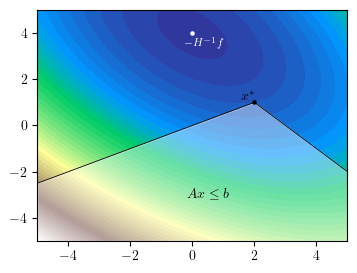
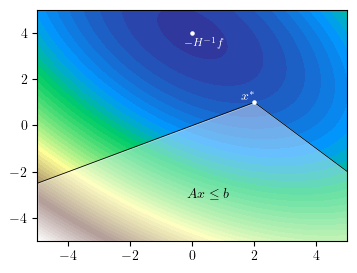
Unified diff of the notebook cell whose output changed from the first chart to the second:
--- before
+++ after
@@ -15,5 +15,5 @@
 
 plt.figure(figsize=(4, 3))
-contour = plt.contourf(X, Y, Z, levels=50, cmap='terrain')
+contour = plt.contourf(X, Y, Z, levels=50, cmap='terrain',zorder = 1)
 
 # Define constraints: x + y <= 3 and x - 2y <= 0
@@ -30,21 +30,21 @@
     
 # Plot constraint lines
-plt.plot(x1, y1, 'r-', label=r'$x + y \leq 3$',color = "black",lw =0.6)
-plt.plot(x2, y2, 'b-', label=r'$x - 2y \leq 0$',color = "black",lw=0.6)
+plt.plot(x1, y1, 'r-', label=r'$x + y \leq 3$',color = "black",lw =0.6,zorder = 3)
+plt.plot(x2, y2, 'b-', label=r'$x - 2y \leq 0$',color = "black",lw=0.6,zorder = 3)
 
 # unconstraint optimal value 
 middle_point = -np.linalg.inv(H)@f
 print(middle_point)
-plt.scatter(middle_point[0],middle_point[1],color = "white", s = 5)
-plt.text(middle_point[0]+1, middle_point[1]-0.2, r'$-H^{-1}f$', fontsize=8, color='white', ha='right', va='top')
+plt.scatter(middle_point[0],middle_point[1],color = "white", s = 5,zorder = 3)
+plt.text(middle_point[0]+1, middle_point[1]-0.2, r'$-H^{-1}f$', fontsize=8, color='white', ha='right', va='top',zorder = 3)
 
 # Shade the feasible region
-plt.fill_between(x, y_3, -5, color='white', alpha=0.4)
-plt.text(0.5, -3, r'$Ax\leq b$', fontsize=10, color='black', ha='center', va='center')
+plt.fill_between(x, y_3, -5, color='white', alpha=0.4,zorder = 2)
+plt.text(0.5, -3, r'$Ax\leq b$', fontsize=10, color='black', ha='center', va='center',zorder = 5)
 
 # constraint optimal value
-plt.scatter(2,1,color = "black", s = 5)
+plt.scatter(2,1,color = "white", s = 5, zorder = 6)
 
-plt.text(2, 1, r'$x^*$', fontsize=10, color='black', ha='right', va='bottom')
+plt.text(2, 1, r'$x^*$', fontsize=10, color='white', ha='right', va='bottom',zorder = 6)
 
 # Labels

Commit: improved readablity